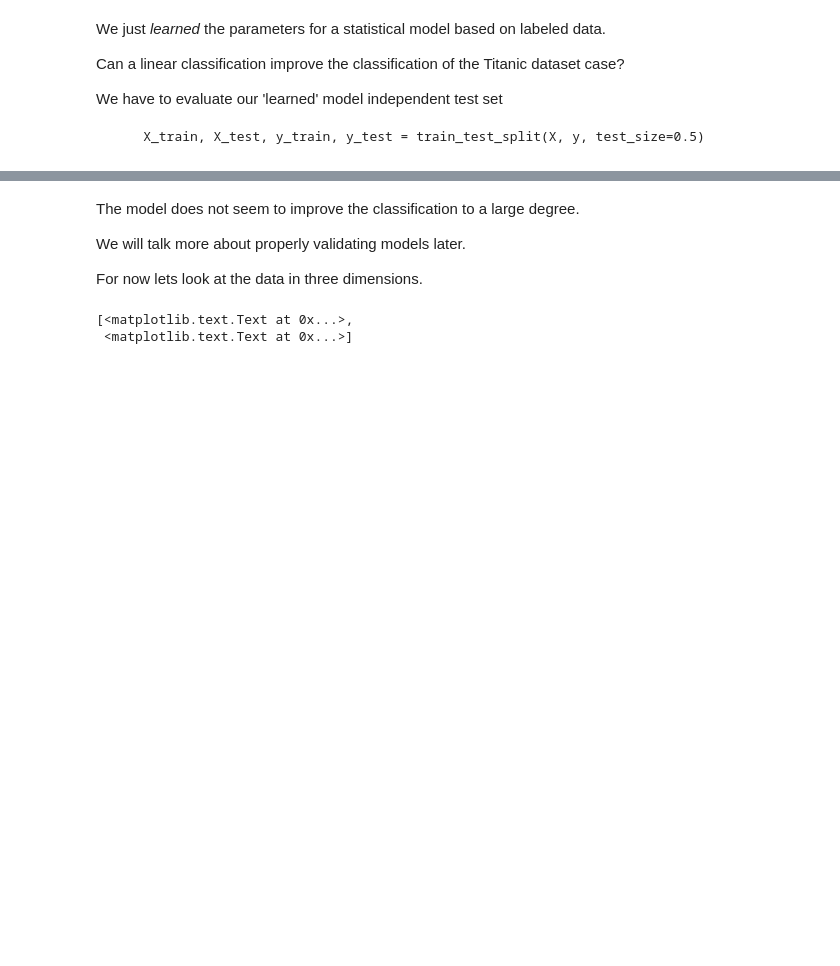
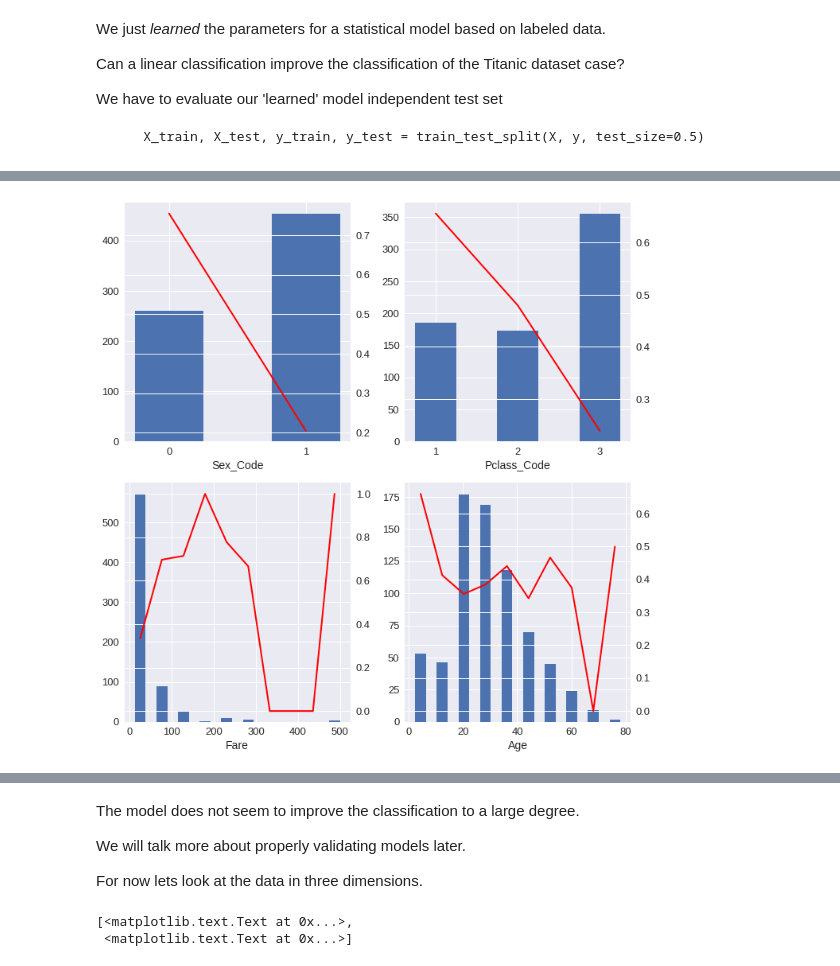
Before and after one commit to ftorradeflot/PythonMasterIFAE, a Jupyter notebook: MachineLearning_messed.ipynb, the cells around one changed output, grey strips where cells are left out. Cells and saved outputs as stored; diff of their text form; code cells hidden in the pictures; blank space fills up the shorter version.

```diff
--- a/MachineLearning_messed.ipynb
+++ b/MachineLearning_messed.ipynb
@@ -332,0 +317,12 @@ plots.plot_bars_and_confusion(truth=y_test, prediction=y_prediction)
+# %%
+from importlib import reload
+reload(plots)
+
+fig, ((ax1, ax2), (ax3, ax4)) = plt.subplots(2, 2, figsize=(10., 10.))
+plots.plot_bins_perc(data, 'Sex_Code', 'Survived_Code', var_type='discrete', ax=ax1)
+plots.plot_bins_perc(data, 'Pclass_Code', 'Survived_Code', var_type='discrete', ax=ax2)
+plots.plot_bins_perc(data, 'Fare', 'Survived_Code', var_type='continuous', ax=ax3)
+plots.plot_bins_perc(data, 'Age', 'Survived_Code', var_type='continuous', ax=ax4)
+plt.tight_layout()
+# %% [output]
+[figure, added]
```
Also changed, not shown: parts of 23 cells of this notebook, 1 other file.
